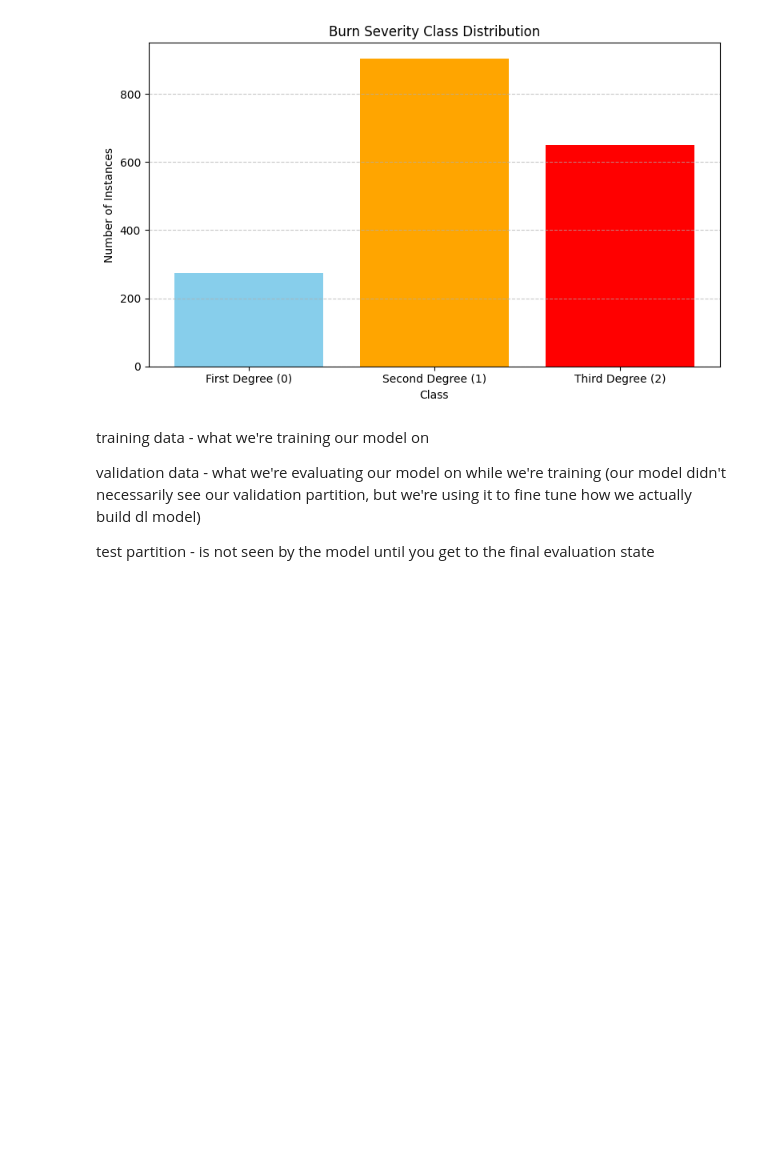
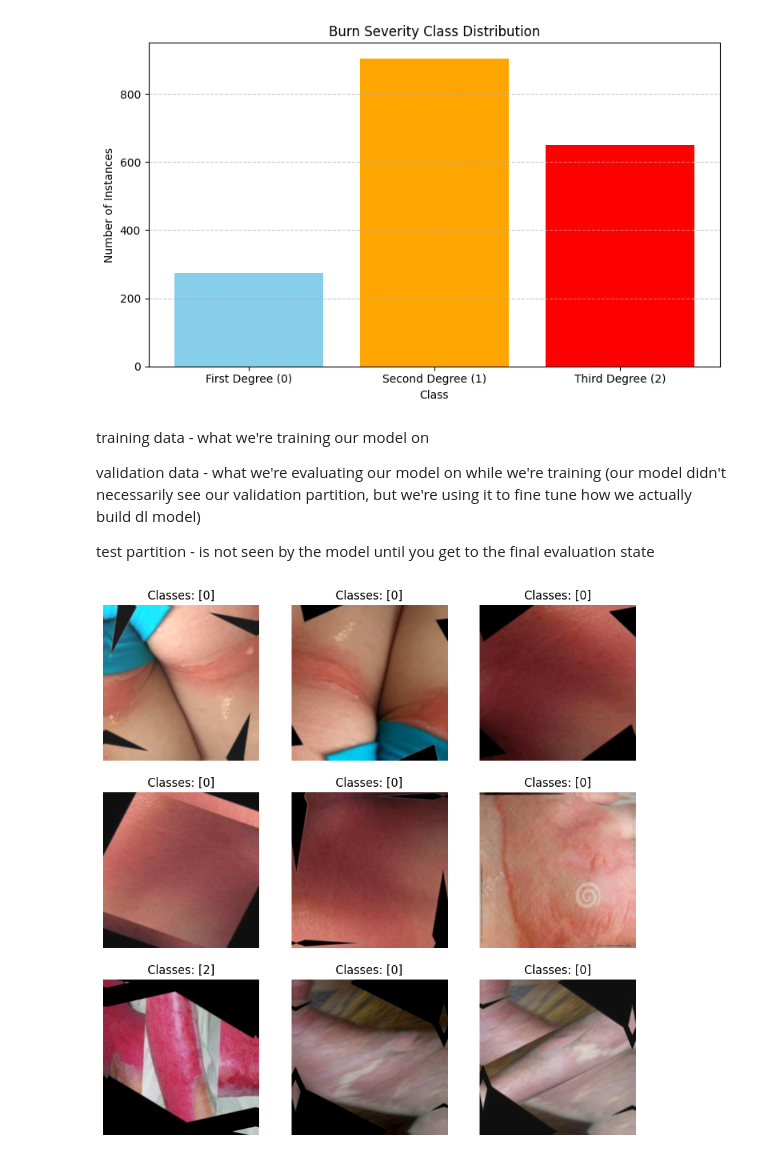
Before and after one commit to ksandeleon/automated-thermal-burn-severity-classifyer, a Jupyter notebook: thesis-t3.ipynb, the cells around one changed output. Cells and saved outputs as stored; diff of their text form; code cells hidden in the pictures; blank space fills up the shorter version.

Commit message:
finish preprocessing

```diff
--- a/thesis-t3.ipynb
+++ b/thesis-t3.ipynb
@@ -717,0 +727,45 @@ test_ds  = test_ds.map(lambda x, y: (normalization_layer(x), y))
+# %%
+from keras import layers
+
+# 2.6 preprocessing pipeline. augmentation and normalization
+data_augmentation = tf.keras.Sequential([
+    tf.keras.layers.RandomFlip("horizontal"),
+    tf.keras.layers.RandomRotation(0.1),
+    tf.keras.layers.RandomZoom(0.1),
+    tf.keras.layers.RandomBrightness(0.1)
+])
+
+normalization_layer = tf.keras.layers.Rescaling(1.0 / 255)
+
+def preprocess(image, label, training=False):
+    if training:
+        image = data_augmentation(image)
+    image = normalization_layer(image)
+    return image, label
+# %%
+def prepare_data_splits(base_dir):
+    train_ds = create_dataset(f"{base_dir}/train/images", f"{base_dir}/train/labels")
+    val_ds   = create_dataset(f"{base_dir}/val/images", f"{base_dir}/val/labels")
+    test_ds  = create_dataset(f"{base_dir}/test/images", f"{base_dir}/test/labels")
+
+    train_ds = train_ds.map(lambda x, y: preprocess(x, y, training=True),
+                            num_parallel_calls=tf.data.AUTOTUNE).batch(32).prefetch(tf.data.AUTOTUNE)
+
+    val_ds = val_ds.map(preprocess).batch(32).prefetch(tf.data.AUTOTUNE)
+    test_ds = test_ds.map(preprocess).batch(32).prefetch(tf.data.AUTOTUNE)
+
+    return train_ds, val_ds, test_ds
+# %%
+train_ds, val_ds, test_ds = prepare_data_splits("dataset/split")
+# %%
+import matplotlib.pyplot as plt
+
+for images, labels in train_ds.take(1):
+    plt.figure(figsize=(10, 10))
+    for i in range(9):
+        ax = plt.subplot(3, 3, i+1)
+        plt.imshow(images[i].numpy())
+        plt.title(f"Classes: {labels['classes'][i].numpy()}")
+        plt.axis("off")
+# %% [output]
+[figure, added]
```
Also changed, not shown: parts of 6 cells of this notebook.
